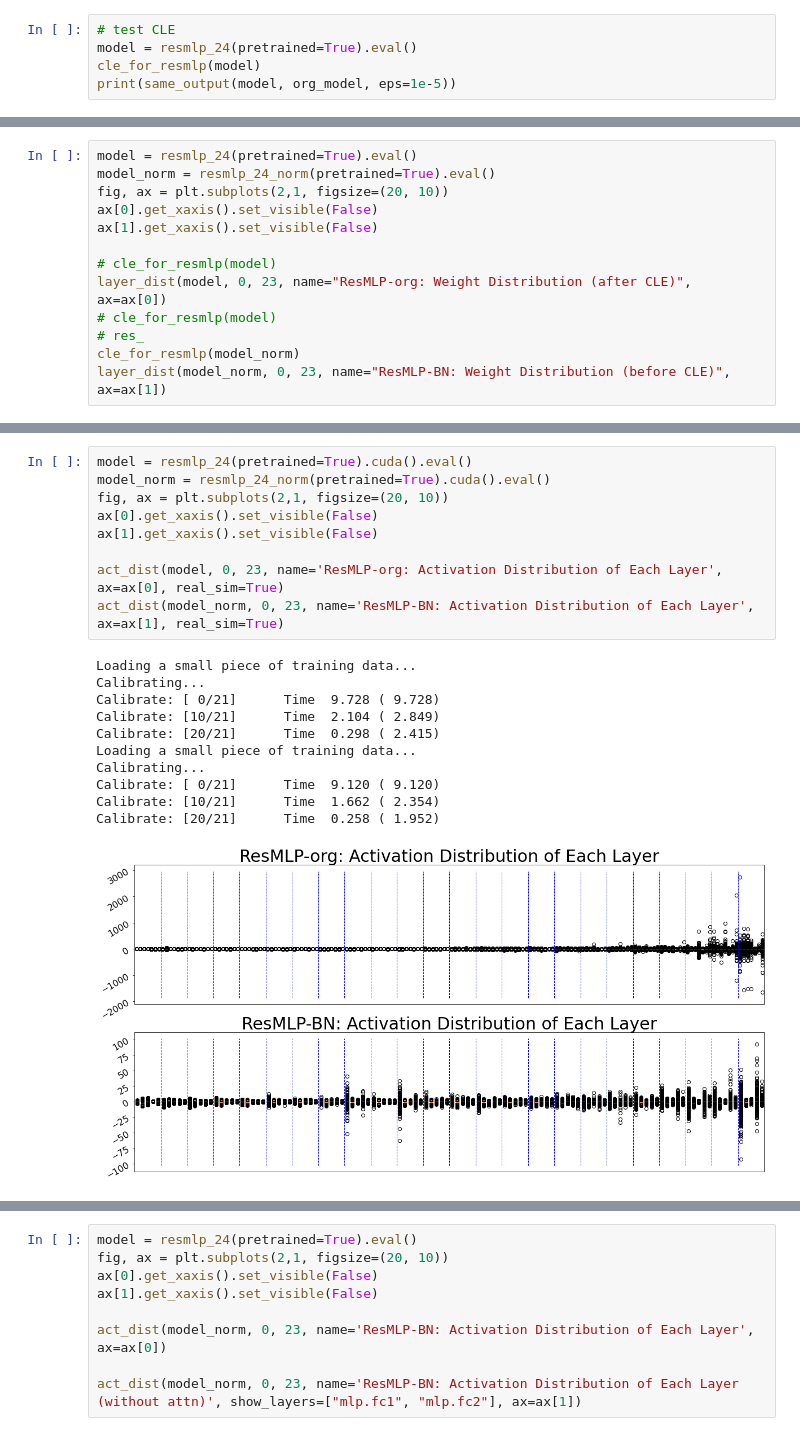
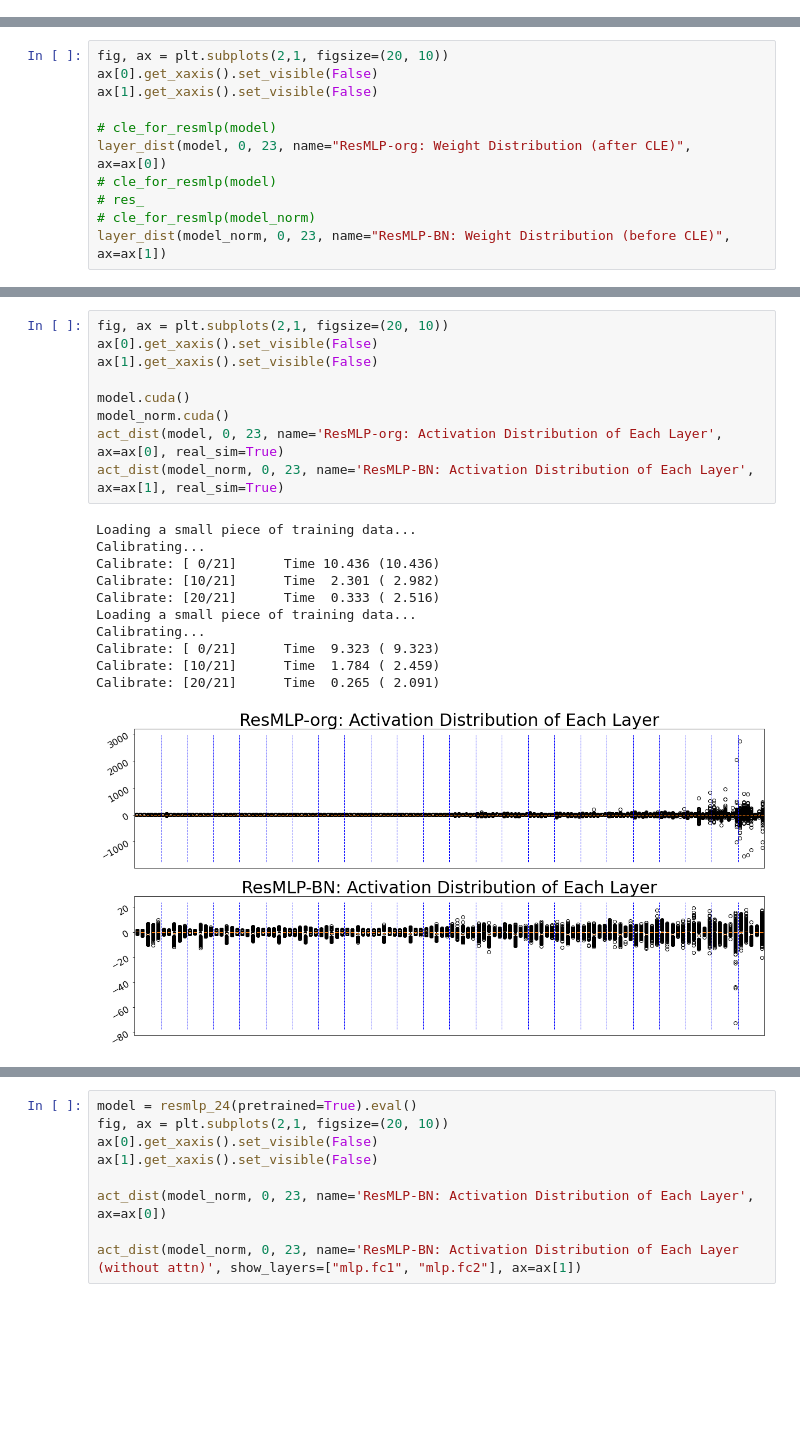
Before and after one commit to scott306lr/ResMLP_QAT, a Jupyter notebook: model_analyze.ipynb, the cells around one changed output, grey strips where cells are left out. Saved outputs shown, nothing was run; the diff lists cells and outputs as text; blank space fills up the shorter version.

```diff
--- a/model_analyze.ipynb
+++ b/model_analyze.ipynb
@@ -16,7 +24,2 @@ model_norm.load_state_dict(torch.load("resmlp_norm.pth")["model"])
 # %% [output]
 <All keys matched successfully>
-# %%
-# test CLE
-model = resmlp_24(pretrained=True).eval()
-cle_for_resmlp(model)
-print(same_output(model, org_model, eps=1e-5))
@@ -28,6 +26,4 @@ NameError: name 'get_linear_layers' is not defined
 # %%
-model = resmlp_24(pretrained=True).eval()
-model_norm = resmlp_24_norm(pretrained=True).eval()
 fig, ax = plt.subplots(2,1, figsize=(20, 10))
 ax[0].get_xaxis().set_visible(False)
 ax[1].get_xaxis().set_visible(False)
@@ -36,6 +32,6 @@ ax[1].get_xaxis().set_visible(False)
 layer_dist(model, 0, 23, name="ResMLP-org: Weight Distribution (after CLE)", ax=ax[0])
 # cle_for_resmlp(model)
 # res_
-cle_for_resmlp(model_norm)
+# cle_for_resmlp(model_norm)
 layer_dist(model_norm, 0, 23, name="ResMLP-BN: Weight Distribution (before CLE)", ax=ax[1])
 # %% [output]
@@ -44,21 +39,21 @@ RuntimeError: The size of tensor a (384) must match the size of tensor b (196) a
 # %%
-model = resmlp_24(pretrained=True).cuda().eval()
-model_norm = resmlp_24_norm(pretrained=True).cuda().eval()
 fig, ax = plt.subplots(2,1, figsize=(20, 10))
 ax[0].get_xaxis().set_visible(False)
 ax[1].get_xaxis().set_visible(False)
 
+model.cuda()
+model_norm.cuda()
 act_dist(model, 0, 23, name='ResMLP-org: Activation Distribution of Each Layer', ax=ax[0], real_sim=True)
 act_dist(model_norm, 0, 23, name='ResMLP-BN: Activation Distribution of Each Layer', ax=ax[1], real_sim=True)
 # %% [output]
 Loading a small piece of training data...
 Calibrating...
-Calibrate: [ 0/21]      Time  9.728 ( 9.728)
-Calibrate: [10/21]      Time  2.104 ( 2.849)
-Calibrate: [20/21]      Time  0.298 ( 2.415)
+Calibrate: [ 0/21]      Time 10.436 (10.436)
+Calibrate: [10/21]      Time  2.301 ( 2.982)
+Calibrate: [20/21]      Time  0.333 ( 2.516)
 Loading a small piece of training data...
 Calibrating...
-Calibrate: [ 0/21]      Time  9.120 ( 9.120)
-Calibrate: [10/21]      Time  1.662 ( 2.354)
-Calibrate: [20/21]      Time  0.258 ( 1.952)
+Calibrate: [ 0/21]      Time  9.323 ( 9.323)
+Calibrate: [10/21]      Time  1.784 ( 2.459)
+Calibrate: [20/21]      Time  0.265 ( 2.091)
-[figure, old version]
+[figure, new version]
```
Also changed, not shown: parts of 45 cells of this notebook, 1 other file.
